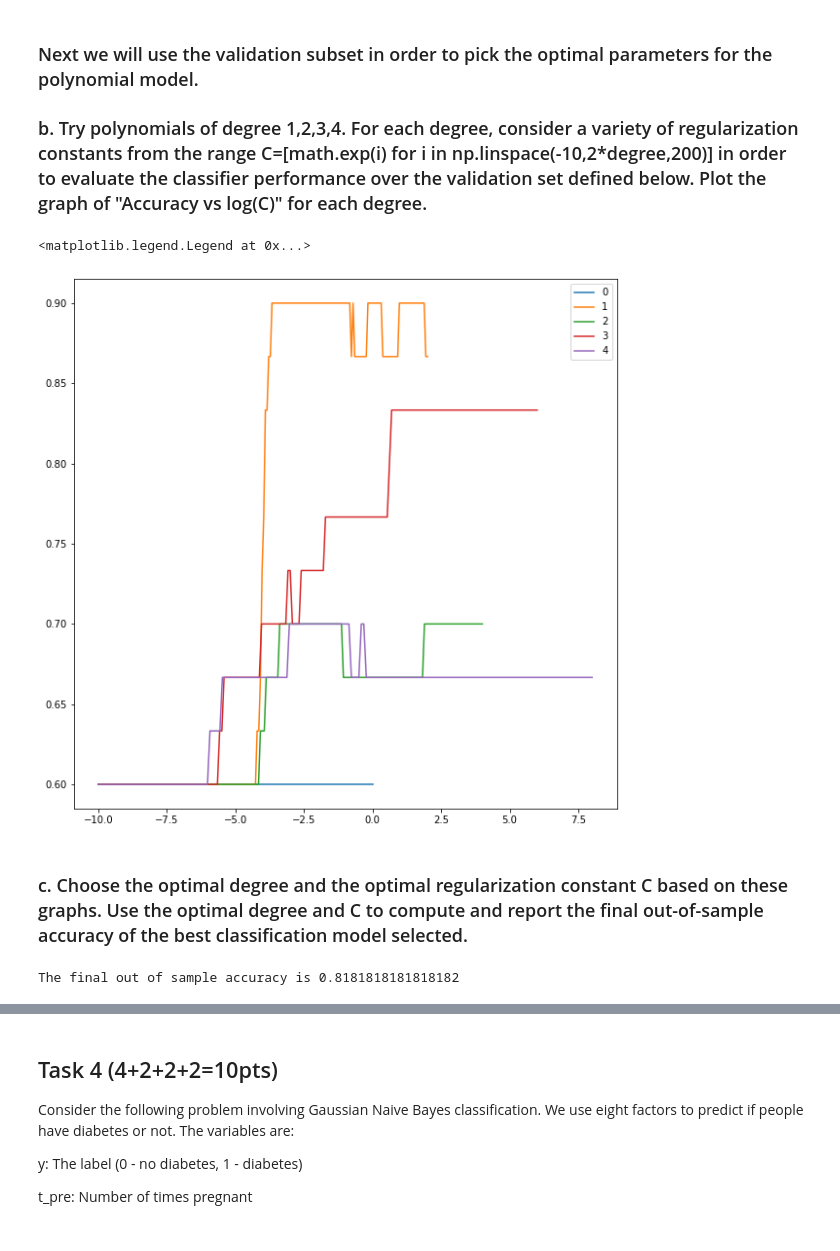
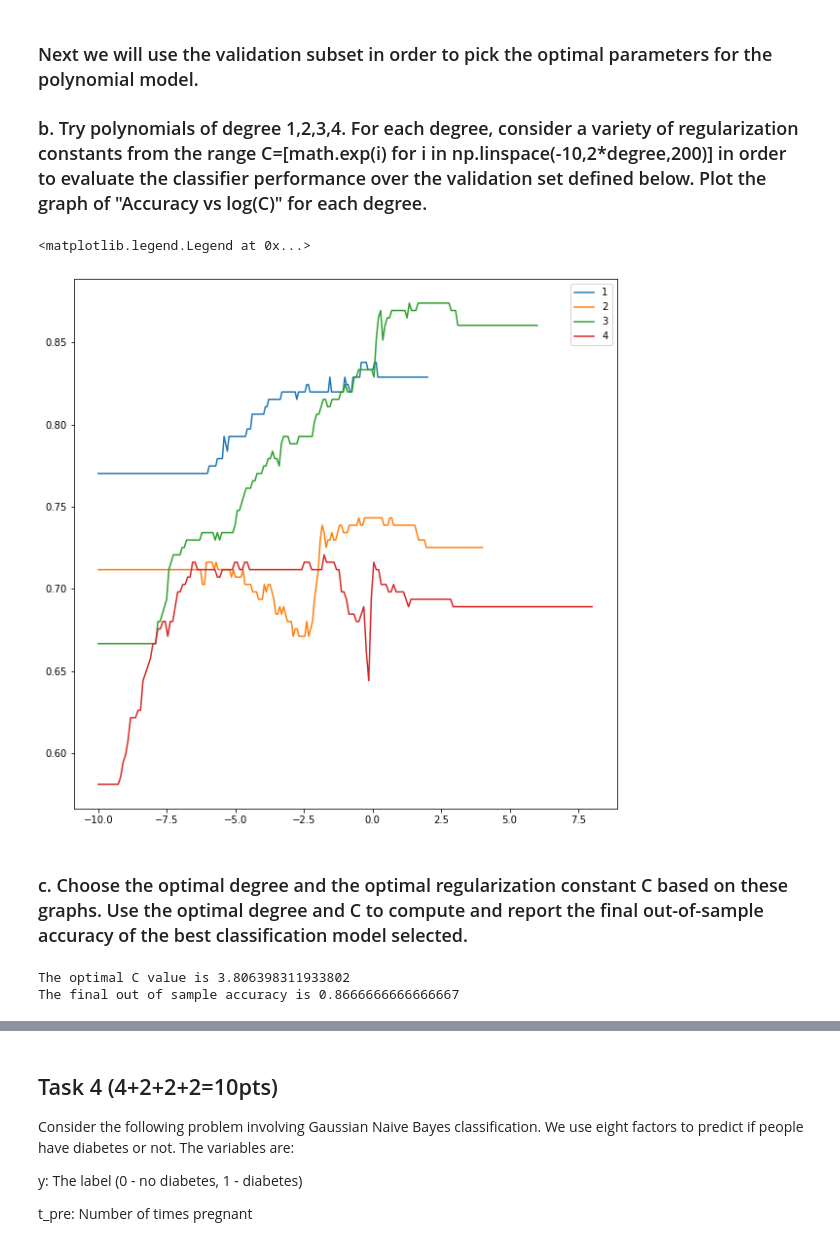
Before and after one commit to emj1020/machine_learning_for_cities, a Jupyter notebook: Homework_2/Homework 2.ipynb, the cells around one changed output, grey strips where cells are left out. Drawn from its saved outputs; the diff is of its cells as text; code cells hidden in the pictures.

```diff
--- a/Homework_2/Homework 2.ipynb
+++ b/Homework_2/Homework 2.ipynb
@@ -191,43 +194,42 @@ Out of sample R-squared value is 0.8666666666666667
 # %%
-# Next we generate validation data (X_vali, Y_vali) from the training dataset.
-# Denote the remaining training data by (X_train_1, Y_train_1).
 import math
-X_train,X_val,Y_train,Y_val = train_test_split(X_train, Y_train, test_size=0.33, random_state=99)
 
-degree = range(0,5)
+degree = range(1,5)
 fig, ax = plt.subplots(figsize = (10,10))
 
 for deg in degree:
     OS = []
     C = [math.exp(i) for i in np.linspace(-10,2*deg,200)]
     for c in C:
-        clf = svm.SVC(kernel='poly', degree = deg, C = c)
+        clf = svm.SVC(kernel='poly', degree = deg, C = c, random_state = 0)
         clf.fit(X_train, Y_train)
         OS.append(1.0*(clf.predict(X_val)==Y_val).sum()/len(Y_val))
     ax.plot(np.log(C),OS, label = str(deg))
 plt.legend()
 # %% [output]
 <matplotlib.legend.Legend at 0x...>
-[figure, old version]
+[figure, new version]
 # %% [markdown]
 ### c. Choose the optimal degree and the optimal regularization constant C based on these graphs.  Use the optimal degree and C to compute and report the final out-of-sample accuracy of the best classification model selected.
 # %%
-#looks like deg = 1 gives the highest validation accuracy rerun with degree = 1 and find the optimal C value
+#looks like deg = 3 gives the highest validation accuracy rerun with degree = 3 and find the optimal C value
 OS = []
 C = [math.exp(i) for i in np.linspace(-10,2,200)]
 for c in C:
-    clf = svm.SVC(kernel='poly', degree = 1, C = c)
+    clf = svm.SVC(kernel='poly', degree = 3, C = c, random_state = 0)
     clf.fit(X_train, Y_train)
     OS.append(1.0*(clf.predict(X_val)==Y_val).sum()/len(Y_val))
 
 C_opt = C[np.argmax(OS)]
+print(f'The optimal C value is {C_opt}')
 #run final svm with optimal C and degree = 1 and report OS r2 over the test set
 clf = svm.SVC(kernel='poly', degree = 1, C = C_opt)
 clf.fit(X_train, Y_train)
 acc = (1.0*(clf.predict(X_test)==Y_test).sum()/len(Y_test))
 print(f'The final out of sample accuracy is {acc}')
 # %% [output]
-The final out of sample accuracy is 0.8181818181818182
+The optimal C value is 3.806398311933802
+The final out of sample accuracy is 0.8666666666666667
 # %% [markdown]
 ## Task 3 (5+5=10pts).
 
```
Also changed, not shown: parts of 16 cells of this notebook, 1 other file.
